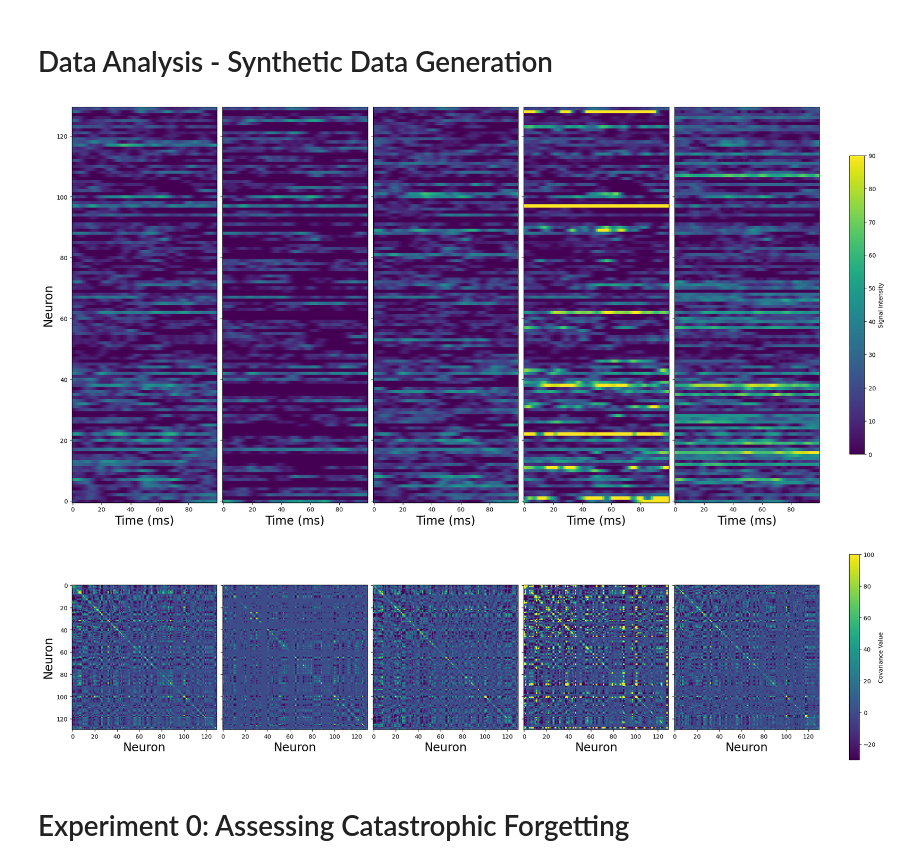
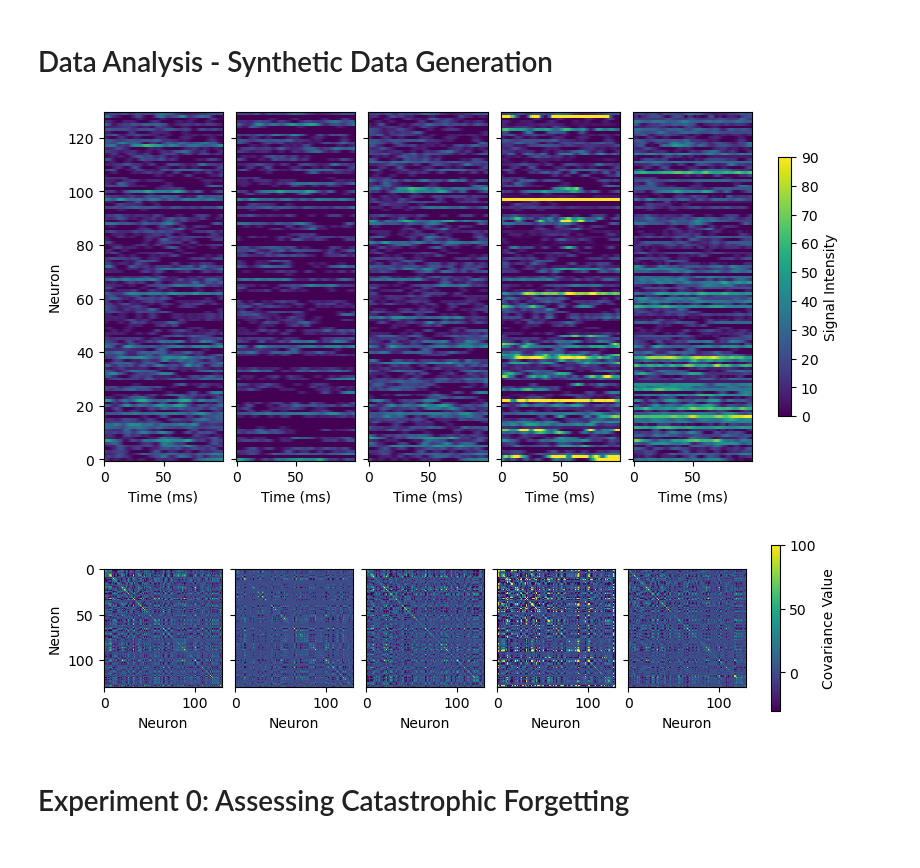
Before and after one commit to nereaiscamu/CL_UpperLimb_Control, a Jupyter notebook: Task_Detector_Hnet_PoC/Result_Analysis_Pipeline_Task2.ipynb, the cells around one changed output. Saved outputs shown, nothing was run; the diff lists cells and outputs as text; code cells hidden in the pictures.

```diff
--- a/Task_Detector_Hnet_PoC/Result_Analysis_Pipeline_Task2.ipynb
+++ b/Task_Detector_Hnet_PoC/Result_Analysis_Pipeline_Task2.ipynb
@@ -34,7 +34,7 @@ import xarray as xr
 import numpy as np
 
 # Prepare the figure and axes
-fig, ax = plt.subplots(figsize=(20, 10), ncols=5, nrows=1, constrained_layout=True, sharex=True, sharey=True)
+fig, ax = plt.subplots(figsize=(8, 4), ncols=5, nrows=1, constrained_layout=True, sharex=True, sharey=True)
 
 # Extract the data arrays
 data_arrays = [
@@ -54,48 +54,48 @@ titles = ['Baseline', 'Removed Neurons', 'Shuffled Neurons', 'Added Gain', 'Adde
 for i, data in enumerate(data_arrays):
     im = data.transpose('neuron', 'time').plot(ax=ax[i], vmin=vmin, vmax=90, cmap='viridis', add_colorbar=False) #cbar_kwargs={'label': 'Signal Intensity'})
     #ax[i].set_title(titles[i],fontsize=25)
-    ax[i].set_xlabel('Time (ms)', fontsize=20)
+    ax[i].set_xlabel('Time (ms)')#, fontsize=20)
     if i == 0:
-        ax[i].set_ylabel('Neuron', fontsize=20)
+        ax[i].set_ylabel('Neuron')#, fontsize=20)
     else:
         ax[i].set_ylabel('')
 
 
 # Add a single colorbar
 cbar = fig.colorbar(im, ax=ax, orientation='vertical', fraction=0.02, pad=0.04)
-cbar.set_label('Signal Intensity')
+cbar.set_label('Signal Intensity')#,  fontsize=20)
 cbar.set_ticks(np.linspace(0, 90, num=10))
 
 # Adjust layout and show the plot
 #plt.suptitle('Neural Data Heatmaps', fontsize=40)
 plt.show()
 
 # Create a separate figure for the covariance matrices
-fig_cov, ax_cov = plt.subplots(figsize=(20, 5), ncols=5, nrows=1, constrained_layout=True, sharex=True, sharey=True)
+fig_cov, ax_cov = plt.subplots(figsize=(8, 2), ncols=5, nrows=1, constrained_layout=True, sharex=True, sharey=True)
 
 # Plot each covariance matrix in the new figure
 for i, data in enumerate(data_arrays):
     data_centered = data - np.mean(data, axis=0)
     covariance_matrix = np.cov(data_centered, rowvar=False)
     im_cov = ax_cov[i].imshow(covariance_matrix, cmap='viridis', aspect='equal', vmin=-30, vmax=100)
     #ax_cov[i].set_title(f'{titles[i]} Covariance', fontsize=20)
-    ax_cov[i].set_xlabel('Neuron', fontsize=20)
+    ax_cov[i].set_xlabel('Neuron')#, fontsize=20)
 
     if i == 0:
-        ax_cov[i].set_ylabel('Neuron', fontsize=20)
+        ax_cov[i].set_ylabel('Neuron')#, fontsize=20)
     else:
         ax_cov[i].set_ylabel('')
 
 # Add a colorbar for the covariance matrices
 cbar_cov = fig_cov.colorbar(im_cov, ax=ax_cov, orientation='vertical', fraction=0.02, pad=0.04)
-cbar_cov.set_label('Covariance Value')
+cbar_cov.set_label('Covariance Value')#,  fontsize=20)
 
 # Show the covariance matrices
 #plt.suptitle('Covariance Matrices', fontsize=40)
 plt.show()
 # %% [output]
-[figure, old version]
+[figure, new version]
-[figure, old version]
+[figure, new version]
 # %% [markdown]
 # Experiment 0: Assessing Catastrophic Forgetting
 # %% [markdown]
```
Also changed, not shown: 17 other files.
